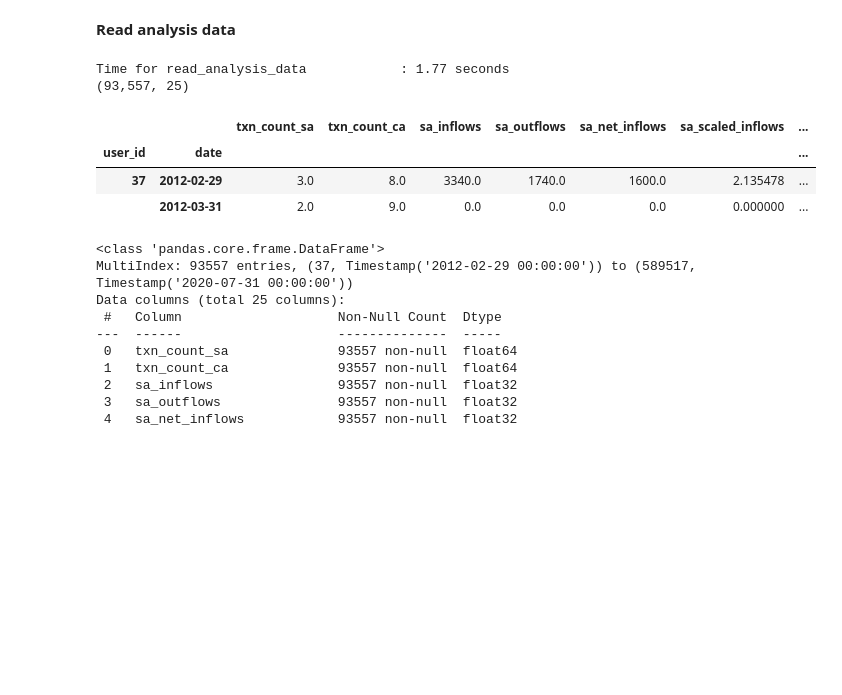
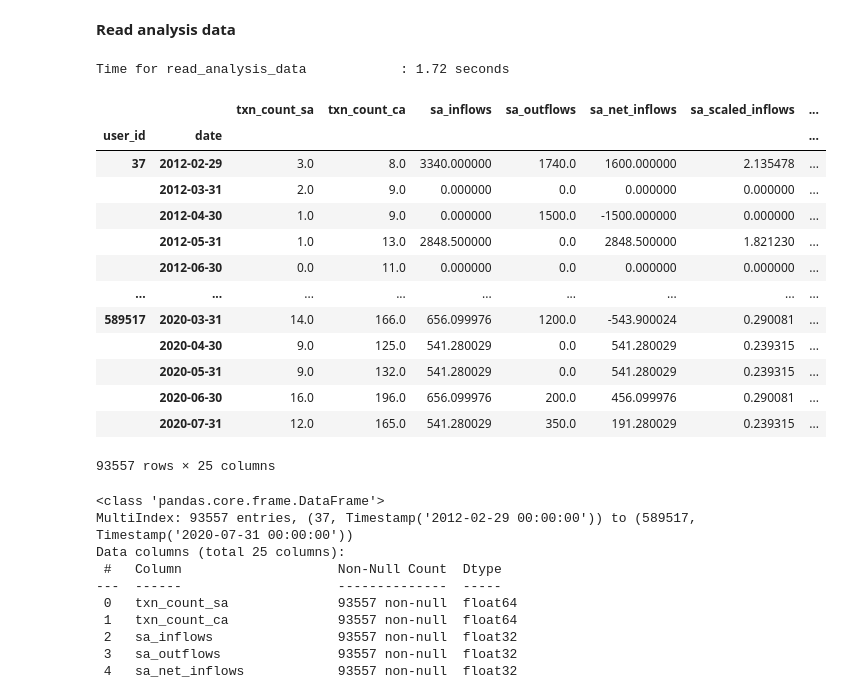
Before and after one commit to fabiangunzinger/entropy, a Jupyter notebook: notebooks/analysis.ipynb, the cells around one changed output. Cells and saved outputs as stored; diff of their text form; code cells hidden in the pictures; blank space fills up the shorter version.

```diff
--- a/notebooks/analysis.ipynb
+++ b/notebooks/analysis.ipynb
@@ -68,14 +60,23 @@ Time for read_sample                   : 1.28 seconds
 **Read analysis data**
 # %%
 df = hd.read_analysis_data()
-hd.inspect(df, nrows=2)
+df
 # %% [output]
-Time for read_analysis_data            : 1.77 seconds
-(93,557, 25)
+Time for read_analysis_data            : 1.72 seconds
 |  |  | txn_count_sa | txn_count_ca | sa_inflows | sa_outflows | sa_net_inflows | sa_scaled_inflows | ... |
 | user_id | date |  |  |  |  |  |  | ... |
-| 37 | 2012-02-29 | 3.0 | 8.0 | 3340.0 | 1740.0 | 1600.0 | 2.135478 | ... |
-|  | 2012-03-31 | 2.0 | 9.0 | 0.0 | 0.0 | 0.0 | 0.000000 | ... |
+| 37 | 2012-02-29 | 3.0 | 8.0 | 3340.000000 | 1740.0 | 1600.000000 | 2.135478 | ... |
+|  | 2012-03-31 | 2.0 | 9.0 | 0.000000 | 0.0 | 0.000000 | 0.000000 | ... |
+|  | 2012-04-30 | 1.0 | 9.0 | 0.000000 | 1500.0 | -1500.000000 | 0.000000 | ... |
+|  | 2012-05-31 | 1.0 | 13.0 | 2848.500000 | 0.0 | 2848.500000 | 1.821230 | ... |
+|  | 2012-06-30 | 0.0 | 11.0 | 0.000000 | 0.0 | 0.000000 | 0.000000 | ... |
+| ... | ... | ... | ... | ... | ... | ... | ... | ... |
+| 589517 | 2020-03-31 | 14.0 | 166.0 | 656.099976 | 1200.0 | -543.900024 | 0.290081 | ... |
+|  | 2020-04-30 | 9.0 | 125.0 | 541.280029 | 0.0 | 541.280029 | 0.239315 | ... |
+|  | 2020-05-31 | 9.0 | 132.0 | 541.280029 | 0.0 | 541.280029 | 0.239315 | ... |
+|  | 2020-06-30 | 16.0 | 196.0 | 656.099976 | 200.0 | 456.099976 | 0.290081 | ... |
+|  | 2020-07-31 | 12.0 | 165.0 | 541.280029 | 350.0 | 191.280029 | 0.239315 | ... |
+93557 rows × 25 columns
 # %%
 df.info()
 # %% [output]
```
Also changed, not shown: parts of 11 cells of this notebook, 1 other file.
